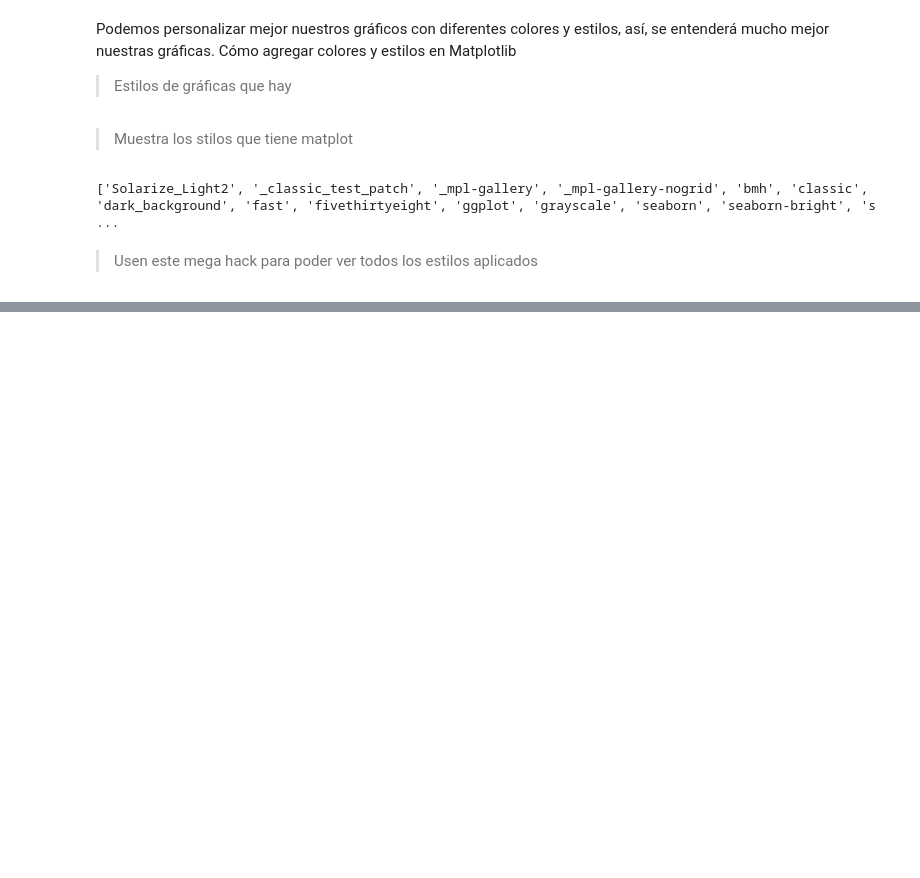
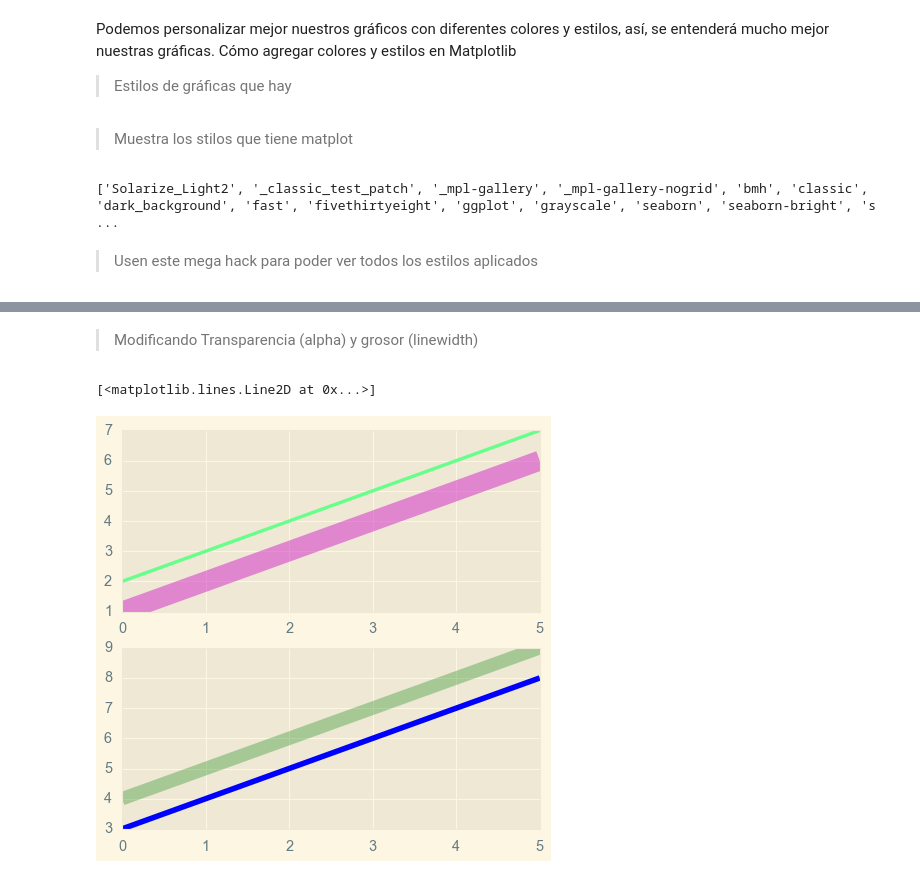
Before and after one commit to hasturseven/visualizacionDatos, a Jupyter notebook: ColoresAndStilos.ipynb, the cells around one changed output, grey strips where cells are left out. Drawn from its saved outputs; the diff is of its cells as text; code cells hidden in the pictures; blank space fills up the shorter version.

```diff
--- a/ColoresAndStilos.ipynb
+++ b/ColoresAndStilos.ipynb
@@ -40,0 +68,11 @@ for i in plt.style.available:
+# %% [markdown]
+>Modificando Transparencia (alpha) y grosor (linewidth)
+# %%
+fig, (ax1,ax2) = plt.subplots(2,1,figsize = (6,6))
+ax1.plot(x,x+1,color = '#D426C8', alpha= 0.5, linewidth= 18)
+ax1.plot(x,x+2,color = '#66FF89', linewidth= 3)
+ax2.plot(x,x+3,color = 'blue', linewidth= 5)
+ax2.plot(x,x+4, color = 'grey', alpha = 0.3, linewidth= 12)
+# %% [output]
+[<matplotlib.lines.Line2D at 0x...>]
+[figure, added]
```
Also changed, not shown: parts of 11 cells of this notebook, 3 other files.
